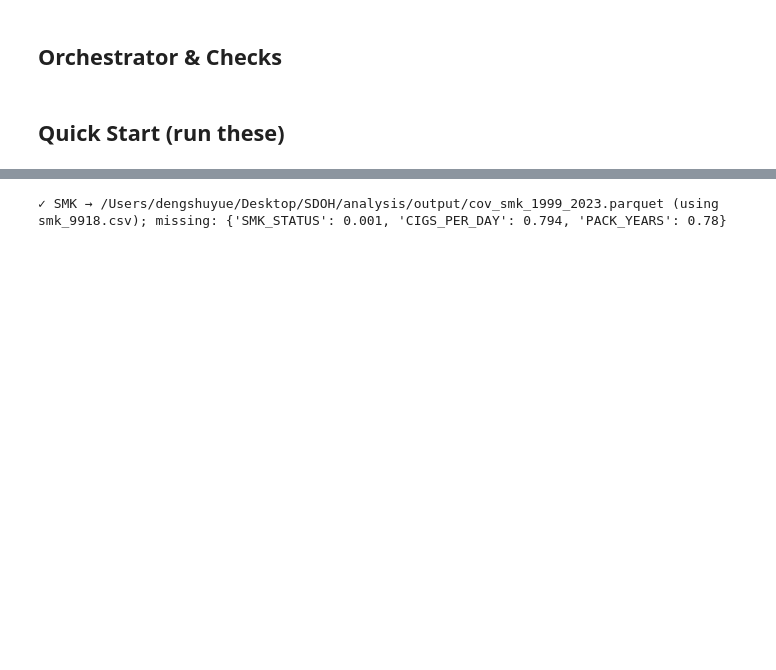
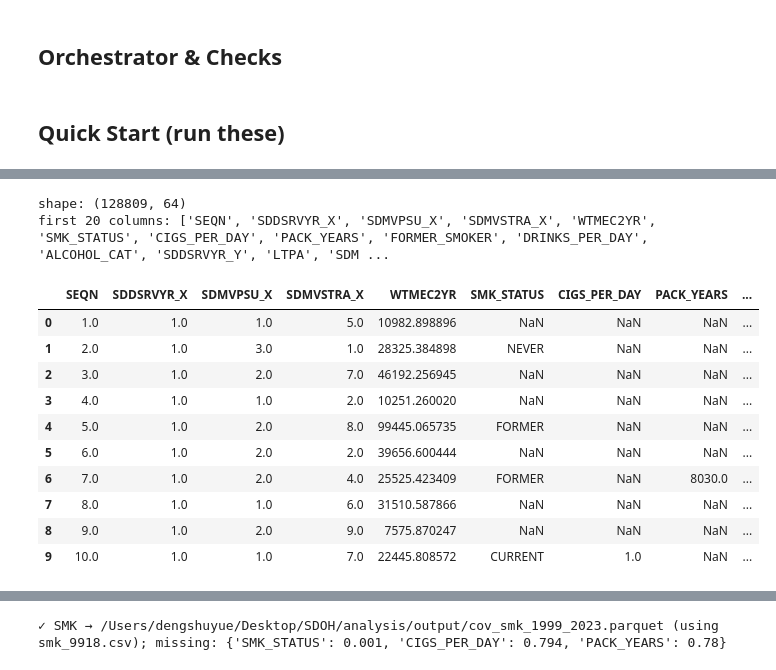
Before and after one commit to amydsy/sdoh-mediation-analysis, a Jupyter notebook: 02_covariates_builder_9923.ipynb, the cells around one changed output, grey strips where cells are left out. Drawn from its saved outputs; the diff is of its cells as text; code cells hidden in the pictures; blank space fills up the shorter version.

```diff
--- a/02_covariates_builder_9923.ipynb
+++ b/02_covariates_builder_9923.ipynb
@@ -1595,0 +1715,28 @@ run_all()
+# %%
+from pathlib import Path
+import pandas as pd
+
+OUT = Path("/Users/dengshuyue/Desktop/SDOH/analysis/output")
+p = OUT / "cov_core_1999_2023.parquet"
+
+core = pd.read_parquet(p)
+
+print("shape:", core.shape)
+print("first 20 columns:", core.columns.tolist()[:20])
+
+# peek rows
+core.head(10)
+# %% [output]
+shape: (128809, 64)
+first 20 columns: ['SEQN', 'SDDSRVYR_X', 'SDMVPSU_X', 'SDMVSTRA_X', 'WTMEC2YR', 'SMK_STATUS', 'CIGS_PER_DAY', 'PACK_YEARS', 'FORMER_SMOKER', 'DRINKS_PER_DAY', 'ALCOHOL_CAT', 'SDDSRVYR_Y', 'LTPA', 'SDM ...
+|  | SEQN | SDDSRVYR_X | SDMVPSU_X | SDMVSTRA_X | WTMEC2YR | SMK_STATUS | CIGS_PER_DAY | PACK_YEARS | ... |
+| 0 | 1.0 | 1.0 | 1.0 | 5.0 | 10982.898896 | NaN | NaN | NaN | ... |
+| 1 | 2.0 | 1.0 | 3.0 | 1.0 | 28325.384898 | NEVER | NaN | NaN | ... |
+| 2 | 3.0 | 1.0 | 2.0 | 7.0 | 46192.256945 | NaN | NaN | NaN | ... |
+| 3 | 4.0 | 1.0 | 1.0 | 2.0 | 10251.260020 | NaN | NaN | NaN | ... |
+| 4 | 5.0 | 1.0 | 2.0 | 8.0 | 99445.065735 | FORMER | NaN | NaN | ... |
+| 5 | 6.0 | 1.0 | 2.0 | 2.0 | 39656.600444 | NaN | NaN | NaN | ... |
+| 6 | 7.0 | 1.0 | 2.0 | 4.0 | 25525.423409 | FORMER | NaN | 8030.0 | ... |
+| 7 | 8.0 | 1.0 | 1.0 | 6.0 | 31510.587866 | NaN | NaN | NaN | ... |
+| 8 | 9.0 | 1.0 | 2.0 | 9.0 | 7575.870247 | NaN | NaN | NaN | ... |
+| 9 | 10.0 | 1.0 | 1.0 | 7.0 | 22445.808572 | CURRENT | 1.0 | NaN | ... |
```
Also changed, not shown: parts of 9 cells of this notebook, 1 other file.
